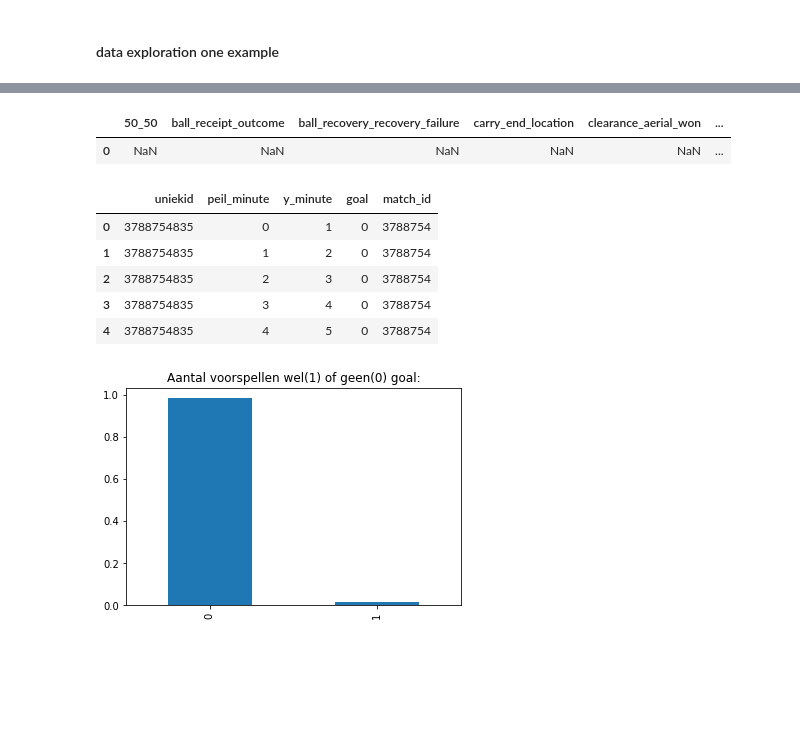
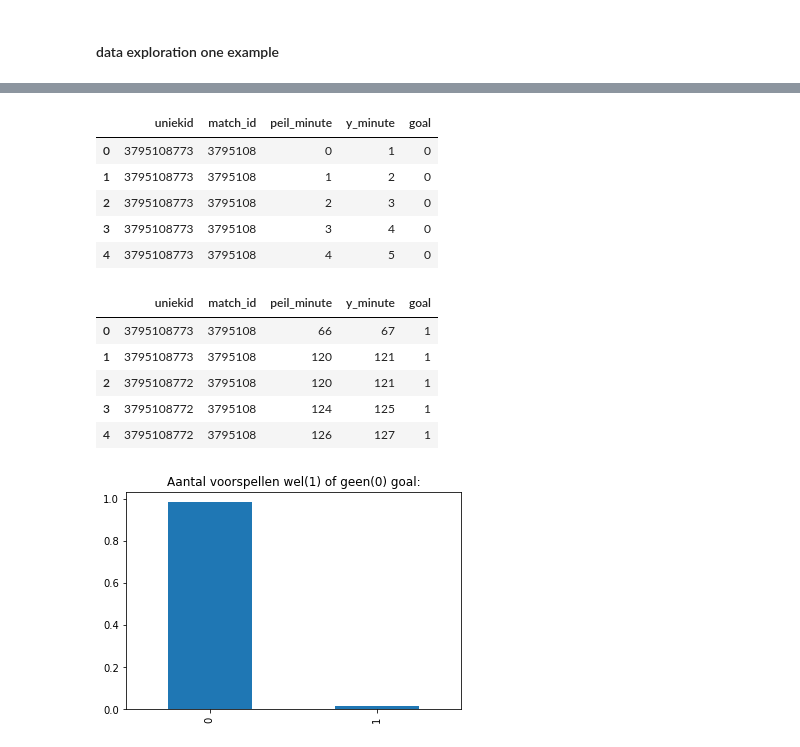
Before and after one commit to Nelleke20/notebook.goalpredictor, a Jupyter notebook: notebooks/1_create_trainset.ipynb, the cells around one changed output, grey strips where cells are left out. Saved outputs shown, nothing was run; the diff lists cells and outputs as text; code cells hidden in the pictures; blank space fills up the shorter version.

```diff
--- a/notebooks/1_create_trainset.ipynb
+++ b/notebooks/1_create_trainset.ipynb
@@ -177,18 +189,15 @@ uniek_id_list = events_all_matches['uniekid'].unique()
-# %%
-events_all_matches.head(1)
-# %% [output]
-|  | 50_50 | ball_receipt_outcome | ball_recovery_recovery_failure | carry_end_location | clearance_aerial_won | ... |
-| 0 | NaN | NaN | NaN | NaN | NaN | ... |
 # %%
-column_selection = ['uniekid',  'peil_minute', 'y_minute', 'goal']
+# function that creates dataframe with the prediction of NO goal
+# all the minutes in which no goal was scores are selected as no goal minutes and all these events are then selected
+uniek_id_list = events_all_matches['uniekid'].unique()
+column_selection = ['uniekid', 'match_id', 'peil_minute', 'y_minute', 'goal']
 df_no_goals = utils.create_no_goals_df(events_all_matches, df_goals, uniek_id_list, column_selection)
-df_no_goals['match_id'] = df_no_goals['uniekid'].astype(str).str[:7]
 df_no_goals.head()
 # %% [output]
-|  | uniekid | peil_minute | y_minute | goal | match_id |
-| 0 | 3788754835 | 0 | 1 | 0 | 3788754 |
-| 1 | 3788754835 | 1 | 2 | 0 | 3788754 |
-| 2 | 3788754835 | 2 | 3 | 0 | 3788754 |
-| 3 | 3788754835 | 3 | 4 | 0 | 3788754 |
-| 4 | 3788754835 | 4 | 5 | 0 | 3788754 |
+|  | uniekid | match_id | peil_minute | y_minute | goal |
+| 0 | 3795108773 | 3795108 | 0 | 1 | 0 |
+| 1 | 3795108773 | 3795108 | 1 | 2 | 0 |
+| 2 | 3795108773 | 3795108 | 2 | 3 | 0 |
+| 3 | 3795108773 | 3795108 | 3 | 4 | 0 |
+| 4 | 3795108773 | 3795108 | 4 | 5 | 0 |
 # %%
@@ -195,3 +205,12 @@ df_no_goals.head()
 yvar = pd.concat([df_goals,df_no_goals])
 yvar['match_id'] = yvar['match_id'].astype(str)
+# %%
+yvar.head()
+# %% [output]
+|  | uniekid | match_id | peil_minute | y_minute | goal |
+| 0 | 3795108773 | 3795108 | 66 | 67 | 1 |
+| 1 | 3795108773 | 3795108 | 120 | 121 | 1 |
+| 2 | 3795108772 | 3795108 | 120 | 121 | 1 |
+| 3 | 3795108772 | 3795108 | 124 | 125 | 1 |
+| 4 | 3795108772 | 3795108 | 126 | 127 | 1 |
 # %%
```
Also changed, not shown: parts of 49 cells of this notebook, 1 other file.
